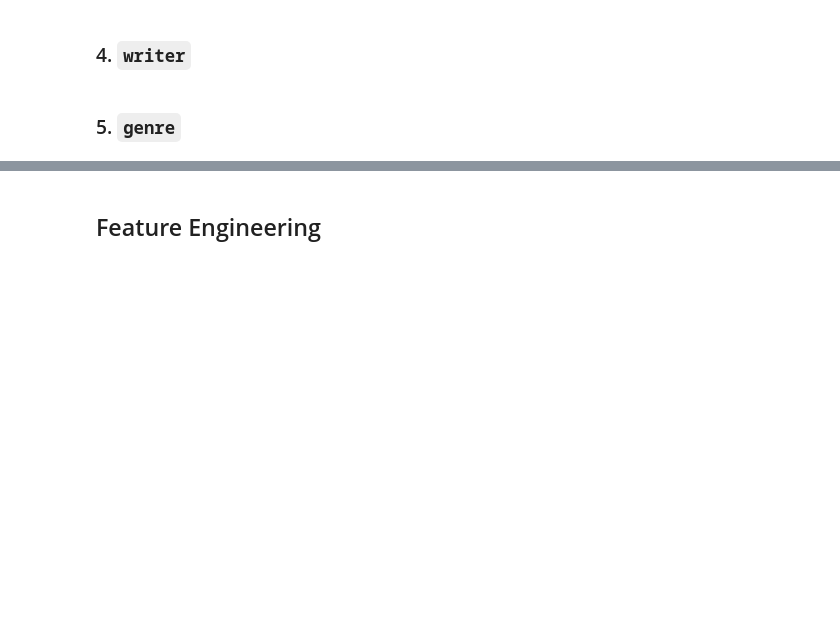
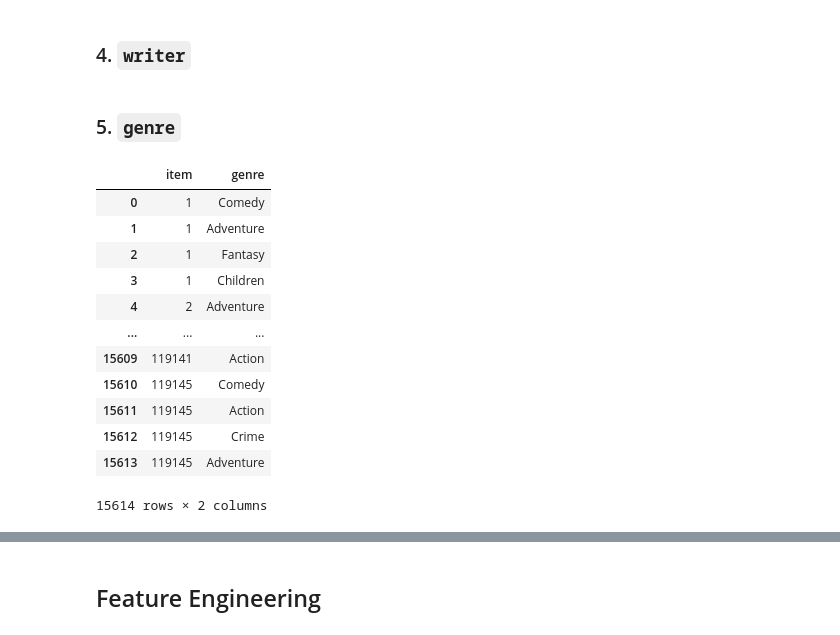
Before and after one commit to boostcampaitech7/level2-recsys-movierecommendation-recsys-03-lv3, a Jupyter notebook: baseline_data.ipynb, the cells around one changed output, grey strips where cells are left out. Drawn from its saved outputs; the diff is of its cells as text; code cells hidden in the pictures; blank space fills up the shorter version.

```diff
--- a/baseline_data.ipynb
+++ b/baseline_data.ipynb
@@ -113,3 +188,42 @@ director_counts["count"].sum()
 ### 4. `writer`
 # %% [markdown]
 ### 5. `genre`
+# %%
+# 함수 정의: 피벗별로 상위 k개의 레벨만 남기기
+def filter_top_k_by_count(df, sel_col, pivot_col, top_k, ascending=False):
+    # 1. 레벨별 전체 등장 빈도 계산
+    col_count = df[sel_col].value_counts().reset_index()
+    col_count.columns = [sel_col, "count"]
+
+    # 2. 원본 데이터프레임에 레벨 count 추가
+    df = df.merge(col_count, on=sel_col)
+
+    # 3. 각 피벗별로 상위 N개의 레벨 남기기
+    filtered_df = df.groupby(pivot_col).apply(
+        (lambda x: x.nsmallest(top_k, "count")) if ascending else (lambda x: x.nlargest(top_k, "count"))
+    ).reset_index(drop=True)
+
+    # 4. count 열 제거 후 결과 반환
+    filtered_df = filtered_df.drop(columns=["count"])
+
+    return filtered_df
+
+
+# 함수 실행
+genres = filter_top_k_by_count(genres, sel_col="genre", pivot_col="item", top_k=4)
+
+genres
+# %% [output]
+|  | item | genre |
+| 0 | 1 | Comedy |
+| 1 | 1 | Adventure |
+| 2 | 1 | Fantasy |
+| 3 | 1 | Children |
+| 4 | 2 | Adventure |
+| ... | ... | ... |
+| 15609 | 119141 | Action |
+| 15610 | 119145 | Comedy |
+| 15611 | 119145 | Action |
+| 15612 | 119145 | Crime |
+| 15613 | 119145 | Adventure |
+15614 rows × 2 columns
```
Also changed, not shown: parts of 10 cells of this notebook.
